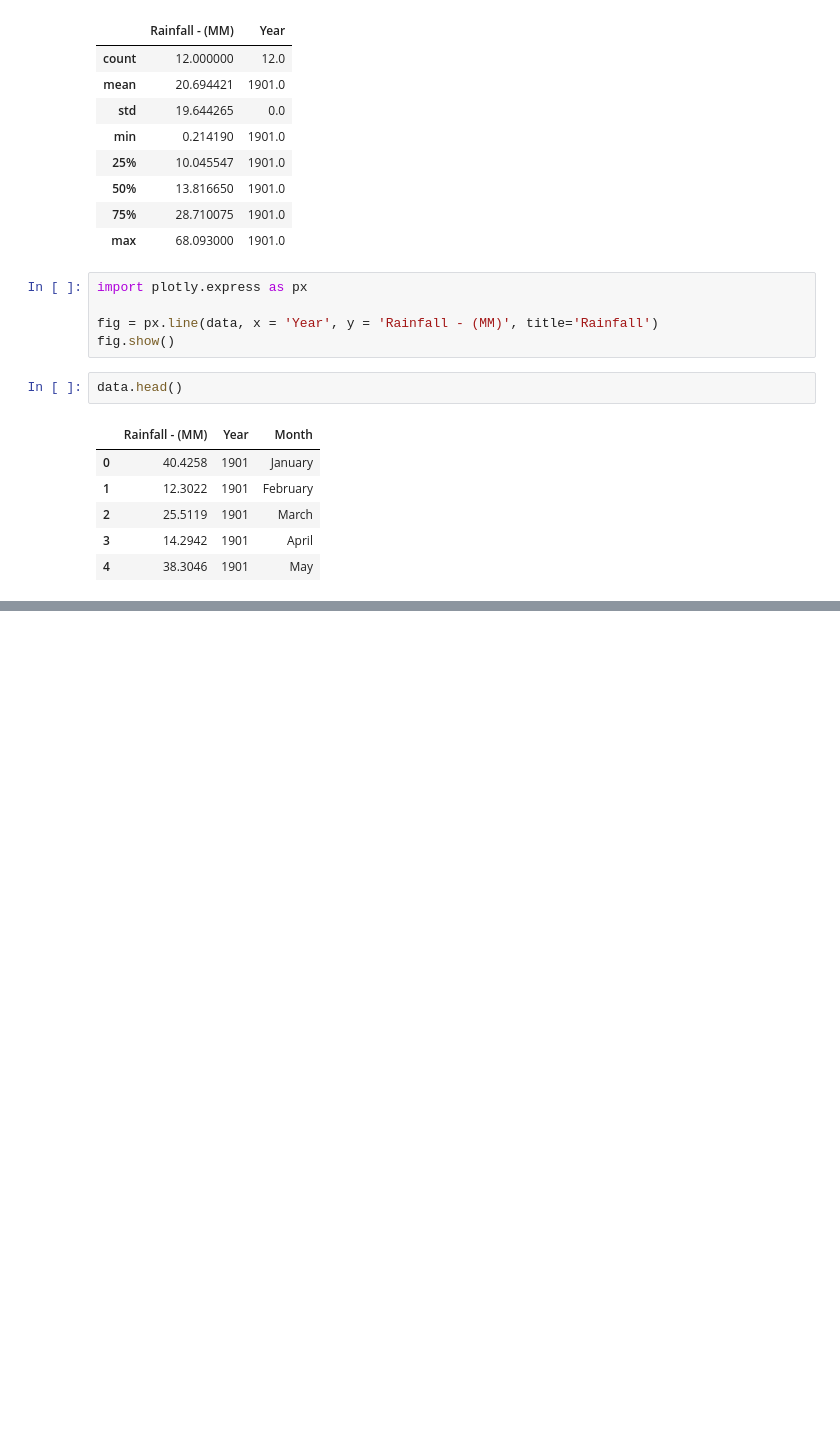
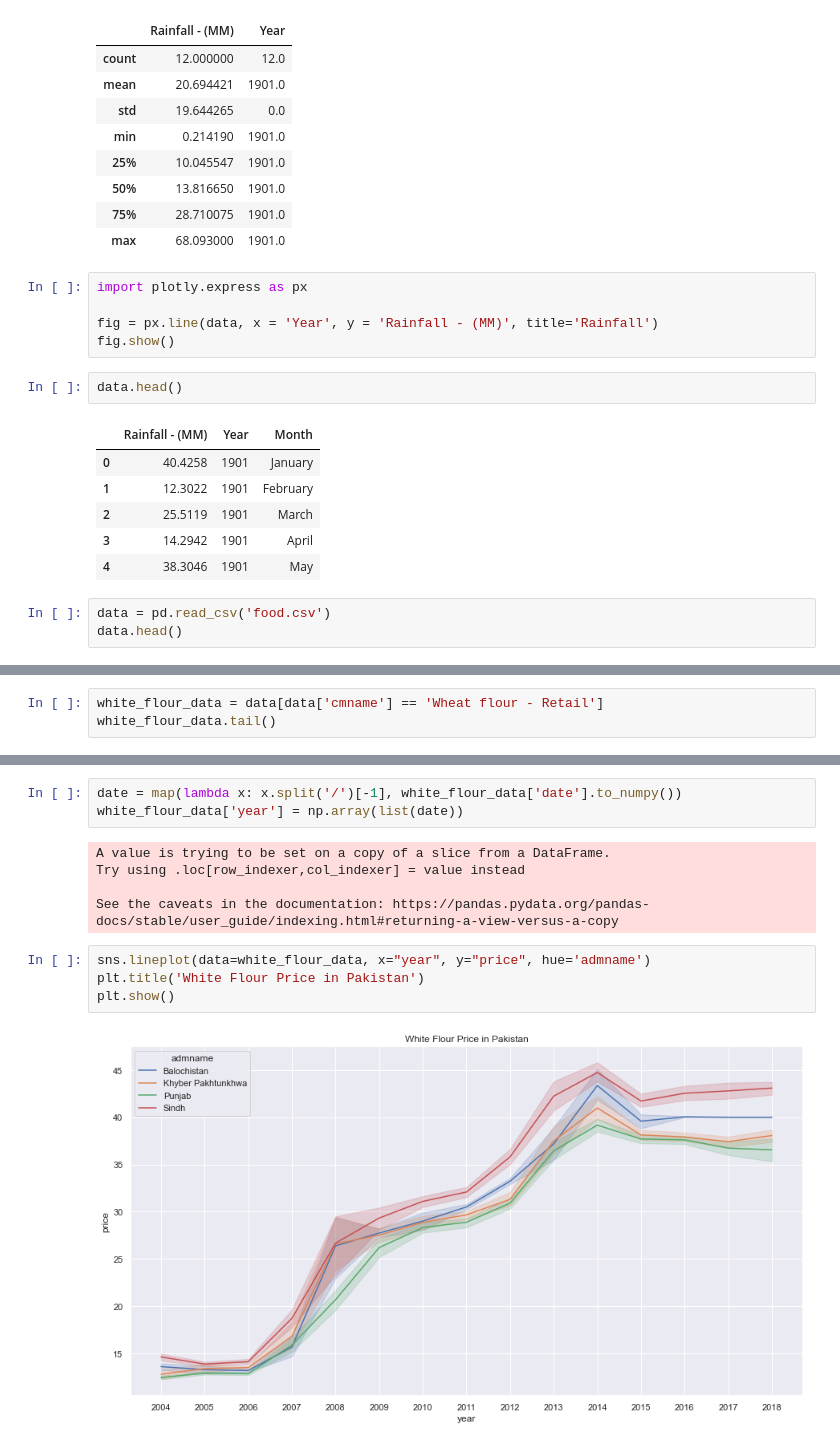
Before and after one commit to SirajAtFiverr/DataScience, a Jupyter notebook: analyse.ipynb, the cells around one changed output, grey strips where cells are left out. Drawn from its saved outputs; the diff is of its cells as text; blank space fills up the shorter version.

```diff
--- a/analyse.ipynb
+++ b/analyse.ipynb
@@ -130,3 +130,6 @@ data.head()
 | 2 | 25.5119 | 1901 | March |
 | 3 | 14.2942 | 1901 | April |
 | 4 | 38.3046 | 1901 | May |
+# %%
+data = pd.read_csv('food.csv')
+data.head()
@@ -132,0 +143,3 @@ data.head()
+# %%
+white_flour_data = data[data['cmname'] == 'Wheat flour - Retail']
+white_flour_data.tail()
@@ -132,0 +153,14 @@ data.head()
+# %%
+date = map(lambda x: x.split('/')[-1], white_flour_data['date'].to_numpy())
+white_flour_data['year'] = np.array(list(date))
+# %% [output]
+A value is trying to be set on a copy of a slice from a DataFrame.
+Try using .loc[row_indexer,col_indexer] = value instead
+
+See the caveats in the documentation: https://pandas.pydata.org/pandas-docs/stable/user_guide/indexing.html#returning-a-view-versus-a-copy
+# %%
+sns.lineplot(data=white_flour_data, x="year", y="price", hue='admname')
+plt.title('White Flour Price in Pakistan')
+plt.show()
+# %% [output]
+[figure, added]
```
Also changed, not shown: parts of 2 cells of this notebook.
